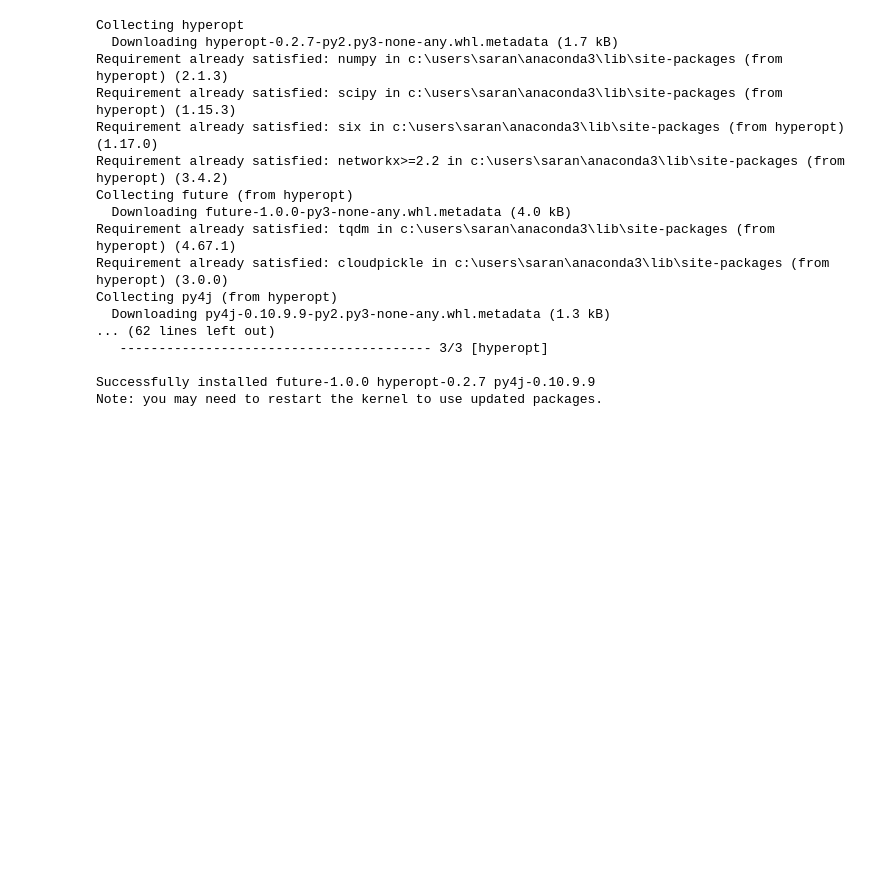
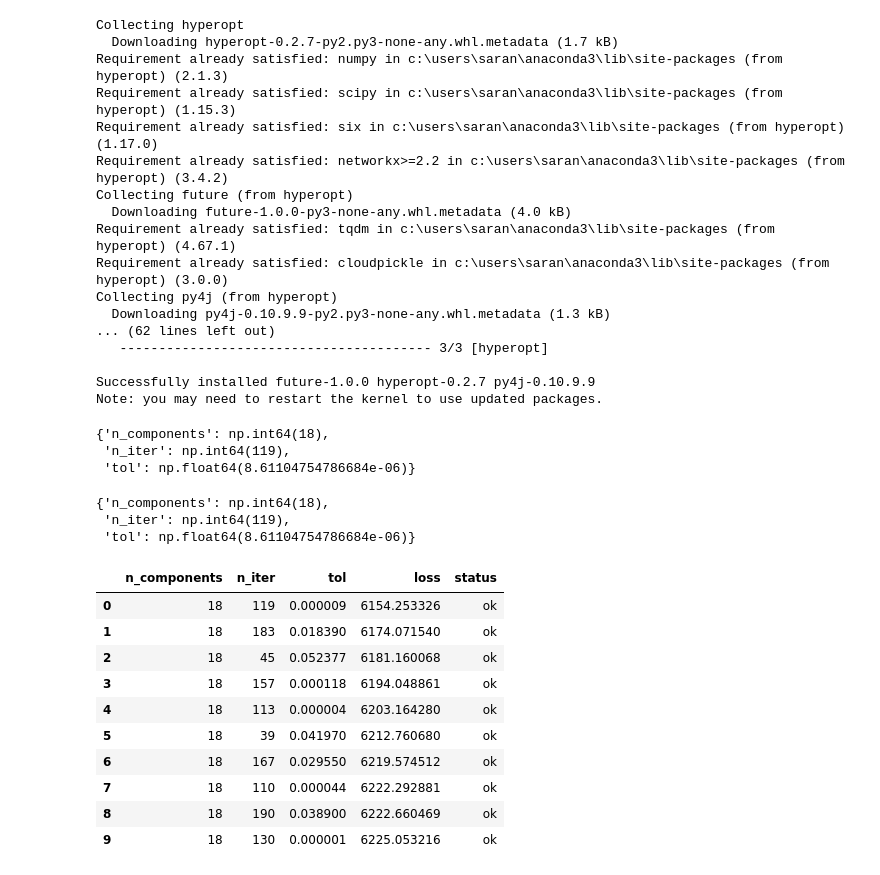
Before and after one commit to sarangkulkarni-math/Hidden-Markov-Models, a Jupyter notebook: HMM_first_project.ipynb, the cells around one changed output. Saved outputs shown, nothing was run; the diff lists cells and outputs as text; code cells hidden in the pictures; blank space fills up the shorter version.

```diff
--- a/HMM_first_project.ipynb
+++ b/HMM_first_project.ipynb
@@ -431,0 +445,34 @@ def objective(params):
+# %%
+search
+# %% [output]
+{'n_components': np.int64(18),
+ 'n_iter': np.int64(119),
+ 'tol': np.float64(8.61104754786684e-06)}
+# %%
+# the best hyperparameters can also be found in
+# trials
+trials.argmin
+# %% [output]
+{'n_components': np.int64(18),
+ 'n_iter': np.int64(119),
+ 'tol': np.float64(8.61104754786684e-06)}
+# %%
+results = pd.concat([
+    pd.DataFrame(trials.vals),
+    pd.DataFrame(trials.results)],
+    axis=1,
+).sort_values(by='loss', ascending=True).reset_index(drop=True)
+
+results.head(10)
+# %% [output]
+|  | n_components | n_iter | tol | loss | status |
+| 0 | 18 | 119 | 0.000009 | 6154.253326 | ok |
+| 1 | 18 | 183 | 0.018390 | 6174.071540 | ok |
+| 2 | 18 | 45 | 0.052377 | 6181.160068 | ok |
+| 3 | 18 | 157 | 0.000118 | 6194.048861 | ok |
+| 4 | 18 | 113 | 0.000004 | 6203.164280 | ok |
+| 5 | 18 | 39 | 0.041970 | 6212.760680 | ok |
+| 6 | 18 | 167 | 0.029550 | 6219.574512 | ok |
+| 7 | 18 | 110 | 0.000044 | 6222.292881 | ok |
+| 8 | 18 | 190 | 0.038900 | 6222.660469 | ok |
+| 9 | 18 | 130 | 0.000001 | 6225.053216 | ok |
```
Also changed, not shown: parts of 11 cells of this notebook.
